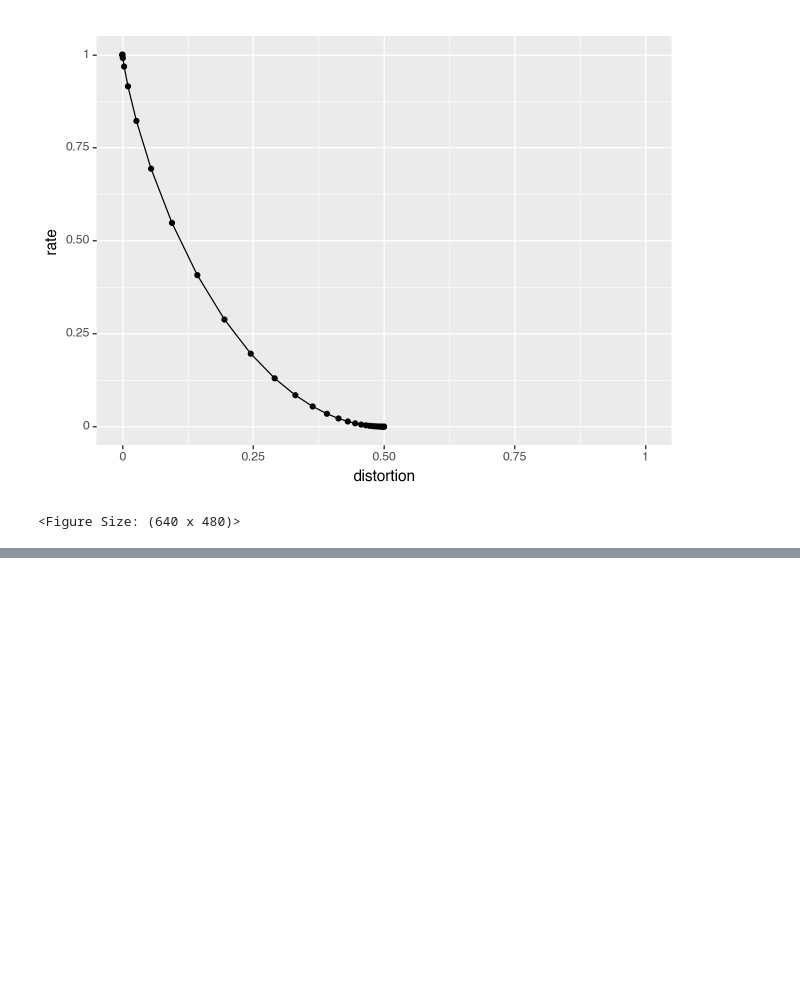
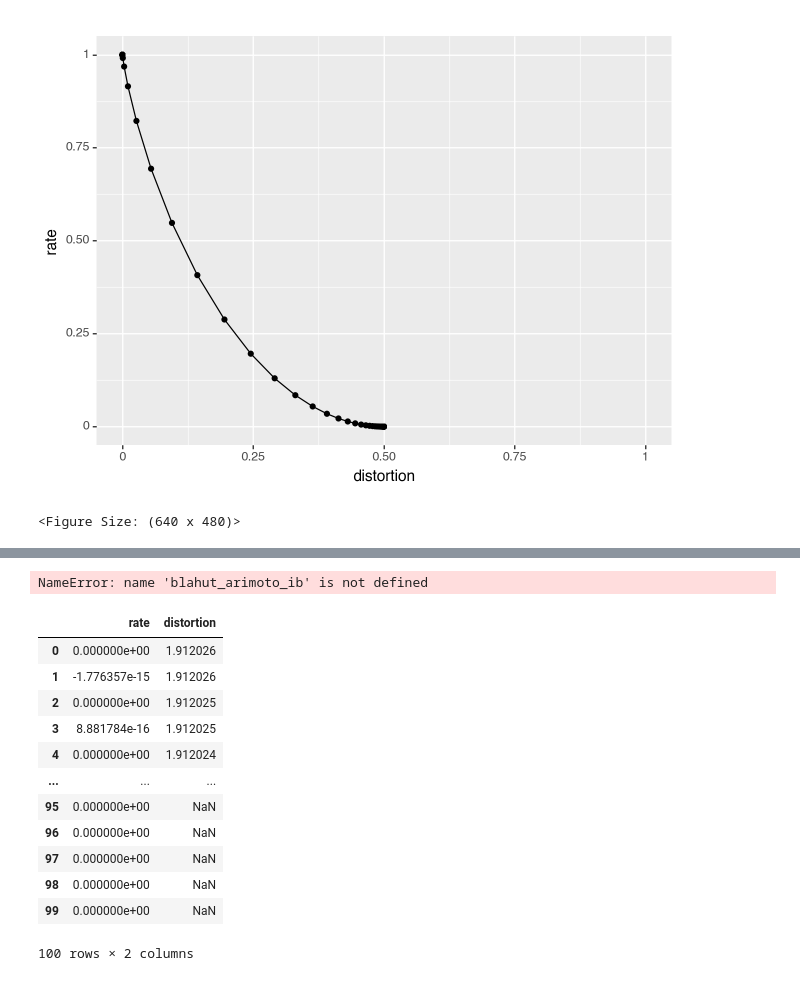
Before and after one commit to nathimel/rdot, a Jupyter notebook: src/examples/test_visualizations.ipynb, the cells around one changed output, grey strips where cells are left out. Saved outputs shown, nothing was run; the diff lists cells and outputs as text; code cells hidden in the pictures; blank space fills up the shorter version.

```diff
--- a/src/examples/test_visualizations.ipynb
+++ b/src/examples/test_visualizations.ipynb
@@ -50,0 +99,31 @@ data
+# %%
+# define each p(y|x) to be a gaussian
+py_x = np.array([[np.exp(-(i - j)**2) for j in range(10)] for i in range(10)])
+py_x /= py_x.sum(axis=1)[:, None]
+# get joint by multiplying by p(x)
+px = np.full(py_x.shape[0], 1/10)
+pxy = py_x * px
+
+# Test many values of beta to sweep out a curve.
+betas = np.logspace(-5, 5, num=100)
+
+rd_values = [result[-2:] for result in ba_ib.ib_method(pxy, betas)]
+# %% [output]
+NameError: name 'blahut_arimoto_ib' is not defined
+# %%
+data = pd.DataFrame(rd_values, columns=["rate", "distortion"])
+data
+# %% [output]
+|  | rate | distortion |
+| 0 | 0.000000e+00 | 1.912026 |
+| 1 | -1.776357e-15 | 1.912026 |
+| 2 | 0.000000e+00 | 1.912025 |
+| 3 | 8.881784e-16 | 1.912025 |
+| 4 | 0.000000e+00 | 1.912024 |
+| ... | ... | ... |
+| 95 | 0.000000e+00 | NaN |
+| 96 | 0.000000e+00 | NaN |
+| 97 | 0.000000e+00 | NaN |
+| 98 | 0.000000e+00 | NaN |
+| 99 | 0.000000e+00 | NaN |
+100 rows × 2 columns
```
Also changed, not shown: parts of 9 cells of this notebook, 8 other files.
